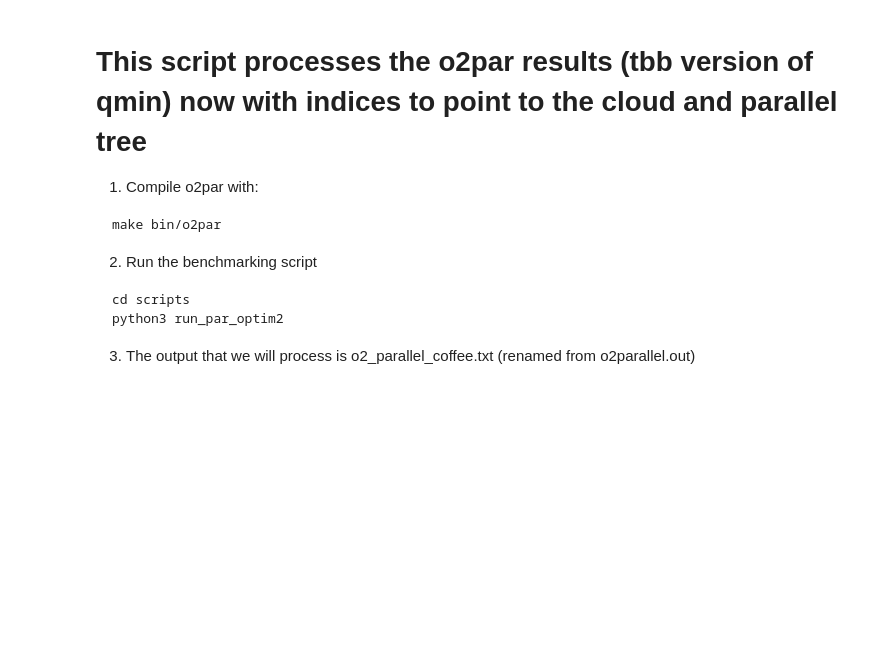
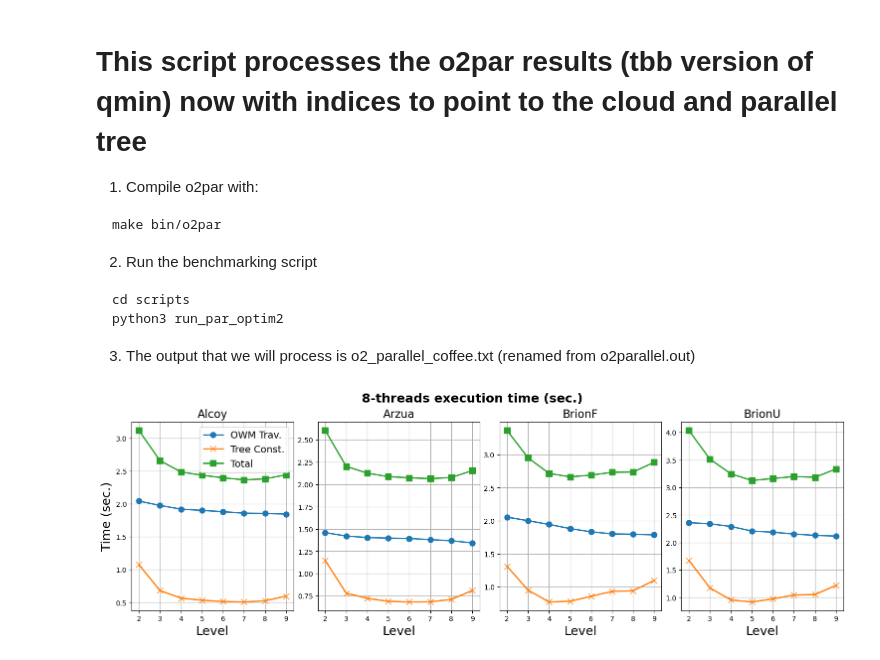
Before and after one commit to PPMC-DAC/FastOWM, a Jupyter notebook: Results/process_o2partree_results.ipynb, the cells around one changed output. Cells and saved outputs as stored; diff of their text form; code cells hidden in the pictures; blank space fills up the shorter version.

```diff
--- a/Results/process_o2partree_results.ipynb
+++ b/Results/process_o2partree_results.ipynb
@@ -100,3 +102,45 @@ def tokenize2(filename,noH=False):
 res1=tokenize1("o1_qtree_coffee.txt")
 res2=tokenize1("o2_parallel_coffee.txt",True) # optim2 without parallel tree construction
 res4=tokenize2("o2_partree_coffee.txt",True)  # optim2 with parallel tree construction
+# %%
+def plot_levels(nth,results):
+    #Configuration variables
+    titlefs = 20
+    ylabelfs = 18
+    xlabelfs = 18
+    xticksfs = 16
+    yticksfs = 16
+    legendfs = 14
+    linew = 2
+    markers = 8
+    marks=['o-','x-','s-','v-','+-']
+
+    #fig = plt.figure()
+    labels=['OWM Trav.','Tree Const.','Total']
+    #define grid of plots
+    fig, axs = plt.subplots(nrows=1, ncols=4,figsize=(15, 5), constrained_layout=True) #sharey=True
+    for i,name in zip(range(4),['Alcoy','Arzua','BrionF','BrionU']):
+        x=list(results[name].keys())
+        axs[i].plot(np.array(x), np.array([results[name][j][nth]['owm'] for j in x]), marks[0], linewidth=linew, markersize=markers)
+        axs[i].plot(np.array(x), np.array([results[name][j][nth]['qtree'] for j in x]), marks[1], linewidth=linew, markersize=markers)
+        axs[i].plot(np.array(x), np.array([results[name][j][nth]['qtree']+results[name][j][nth]['owm'] for j in x]), marks[2], linewidth=linew, markersize=markers)
+
+        axs[i].set_title(name,fontsize=16)
+        axs[i].set_xlabel('Level', fontsize=xlabelfs)
+        axs[i].set_xticks(x,fontsize=xticksfs)
+        # axs[i].yticks(fontsize=yticksfs)
+        axs[i].grid()
+    if(nth==1):
+        fig.suptitle('Execution time (sec.)',  fontweight='bold', fontsize=18)
+    if(nth==8):
+        fig.suptitle('8-threads execution time (sec.)',  fontweight='bold', fontsize=18)
+
+    axs[0].set_ylabel('Time (sec.)', fontsize=ylabelfs)
+    axs[0].legend(labels,loc='best', fontsize= 14)
+    pp = PdfPages("Optim2_8coresExecTime.pdf")
+    pp.savefig(fig)
+    pp.close()
+
+plot_levels(8,res4)
+# %% [output]
+[figure, added]
```
Also changed, not shown: parts of 17 cells of this notebook.
